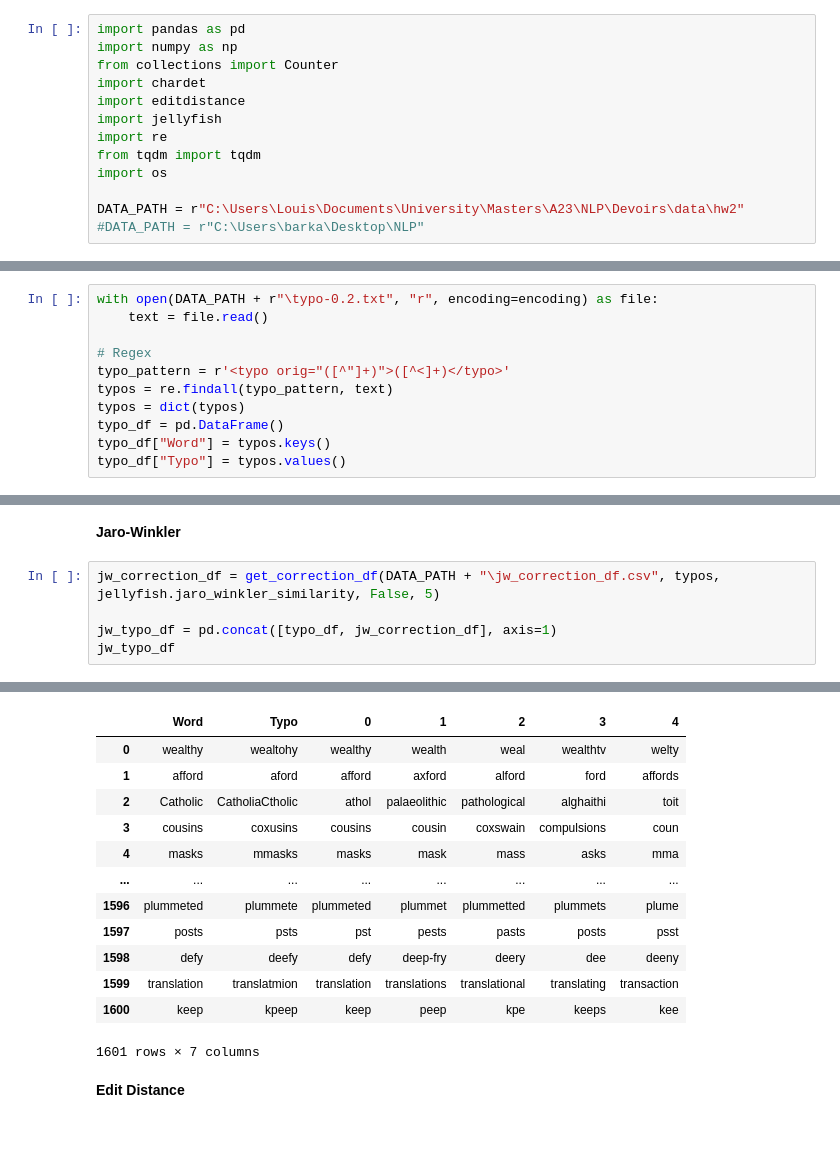
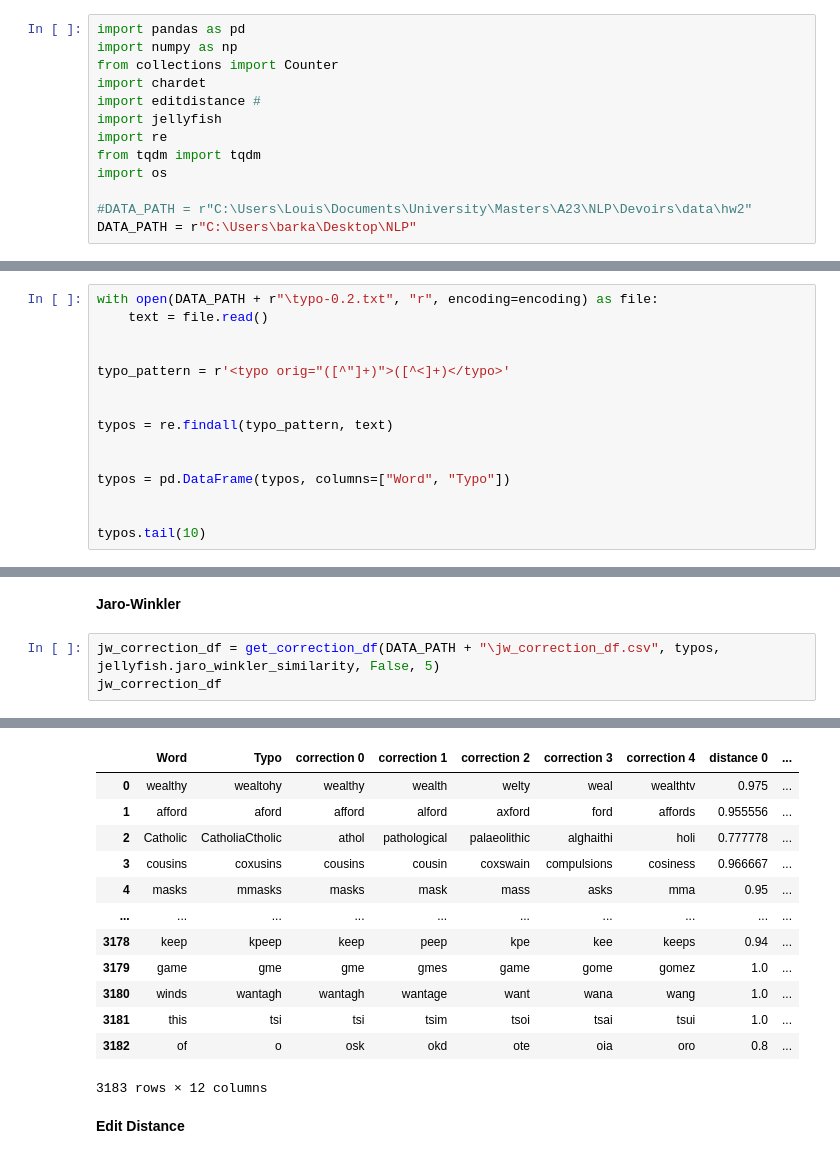
Before and after one commit to louisVincentPoellhuber/ift6285-devoirs, a Jupyter notebook: Devoir 2/devoir2.ipynb, the cells around one changed output, grey strips where cells are left out. Saved outputs shown, nothing was run; the diff lists cells and outputs as text.

```diff
--- a/Devoir 2/devoir2.ipynb
+++ b/Devoir 2/devoir2.ipynb
@@ -7,14 +7,14 @@ import pandas as pd
 import numpy as np
 from collections import Counter
 import chardet
-import editdistance
+import editdistance #
 import jellyfish
 import re
 from tqdm import tqdm
 import os
 
-DATA_PATH = r"C:\Users\Louis\Documents\University\Masters\A23\NLP\Devoirs\data\hw2"
-#DATA_PATH = r"C:\Users\barka\Desktop\NLP"
+#DATA_PATH = r"C:\Users\Louis\Documents\University\Masters\A23\NLP\Devoirs\data\hw2"
+DATA_PATH = r"C:\Users\barka\Desktop\NLP"
 # %% [markdown]
 ## 0.2 Functions
 # %%
@@ -227,10 +148,14 @@ jaro_winkler_correction('speling') #Jaro-Winkler distance
 with open(DATA_PATH + r"\typo-0.2.txt", "r", encoding=encoding) as file:
     text = file.read()
 
-# Regex
+
 typo_pattern = r'<typo orig="([^"]+)">([^<]+)</typo>'
+
+
 typos = re.findall(typo_pattern, text)
-typos = dict(typos)
-typo_df = pd.DataFrame()
-typo_df["Word"] = typos.keys()
-typo_df["Typo"] = typos.values()
+
+
+typos = pd.DataFrame(typos, columns=["Word", "Typo"])
+
+
+typos.tail(10)
@@ -281,7 +260,5 @@ jaro_typo_df
 **Jaro-Winkler**
 # %%
 jw_correction_df = get_correction_df(DATA_PATH + "\jw_correction_df.csv", typos, jellyfish.jaro_winkler_similarity, False, 5)
-
-jw_typo_df = pd.concat([typo_df, jw_correction_df], axis=1)
-jw_typo_df
+jw_correction_df
 # %% [output]
@@ -288,16 +278,16 @@ jw_typo_df
-|  | Word | Typo | 0 | 1 | 2 | 3 | 4 |
-| 0 | wealthy | wealtohy | wealthy | wealth | weal | wealthtv | welty |
-| 1 | afford | aford | afford | axford | alford | ford | affords |
-| 2 | Catholic | CatholiaCtholic | athol | palaeolithic | pathological | alghaithi | toit |
-| 3 | cousins | coxusins | cousins | cousin | coxswain | compulsions | coun |
-| 4 | masks | mmasks | masks | mask | mass | asks | mma |
-| ... | ... | ... | ... | ... | ... | ... | ... |
-| 1596 | plummeted | plummete | plummeted | plummet | plummetted | plummets | plume |
-| 1597 | posts | psts | pst | pests | pasts | posts | psst |
-| 1598 | defy | deefy | defy | deep-fry | deery | dee | deeny |
-| 1599 | translation | translatmion | translation | translations | translational | translating | transaction |
-| 1600 | keep | kpeep | keep | peep | kpe | keeps | kee |
+|  | Word | Typo | correction 0 | correction 1 | correction 2 | correction 3 | correction 4 | distance 0 | ... |
+| 0 | wealthy | wealtohy | wealthy | wealth | welty | weal | wealthtv | 0.975 | ... |
+| 1 | afford | aford | afford | alford | axford | ford | affords | 0.955556 | ... |
+| 2 | Catholic | CatholiaCtholic | athol | pathological | palaeolithic | alghaithi | holi | 0.777778 | ... |
+| 3 | cousins | coxusins | cousins | cousin | coxswain | compulsions | cosiness | 0.966667 | ... |
+| 4 | masks | mmasks | masks | mask | mass | asks | mma | 0.95 | ... |
+| ... | ... | ... | ... | ... | ... | ... | ... | ... | ... |
+| 3178 | keep | kpeep | keep | peep | kpe | kee | keeps | 0.94 | ... |
+| 3179 | game | gme | gme | gmes | game | gome | gomez | 1.0 | ... |
+| 3180 | winds | wantagh | wantagh | wantage | want | wana | wang | 1.0 | ... |
+| 3181 | this | tsi | tsi | tsim | tsoi | tsai | tsui | 1.0 | ... |
+| 3182 | of | o | osk | okd | ote | oia | oro | 0.8 | ... |
-1601 rows × 7 columns
+3183 rows × 12 columns
 # %% [markdown]
 **Edit Distance**
 # %%
```
Also changed, not shown: parts of 16 cells of this notebook.
